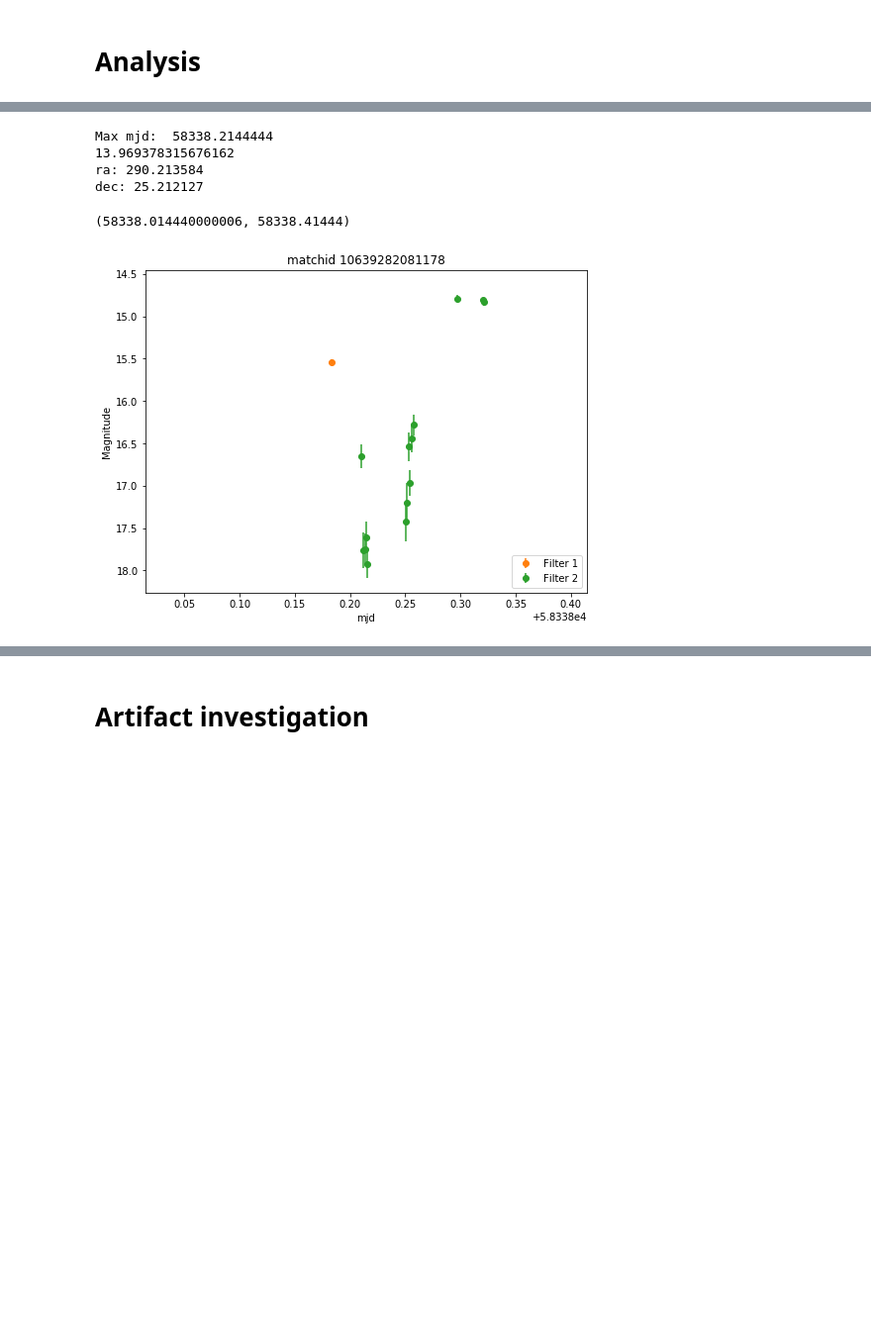
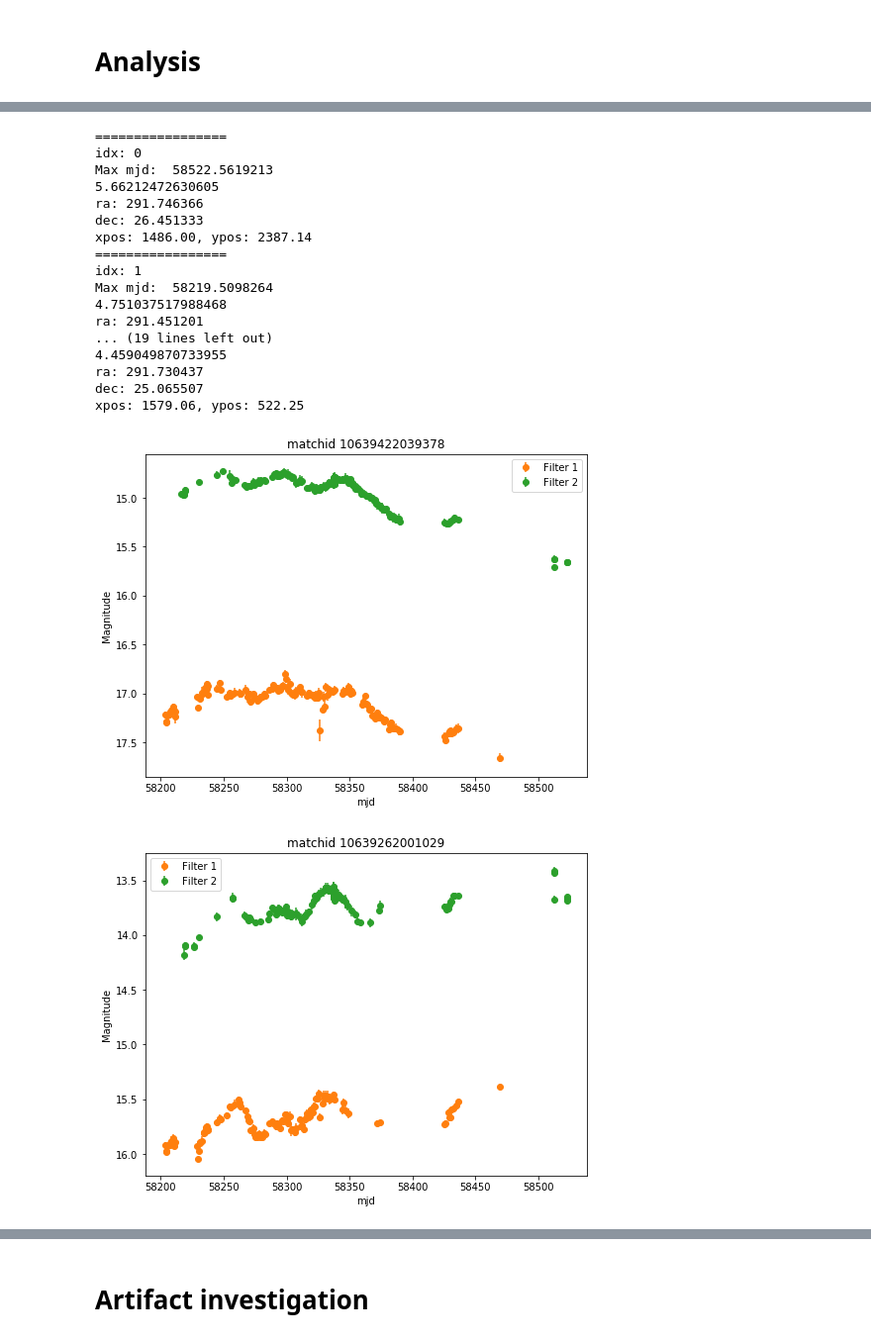
Before and after one commit to dirac-institute/ZTF_Boyajian, a Jupyter notebook: Dipper detection.ipynb, the cells around one changed output, grey strips where cells are left out. Shown at 99% size. Cells and saved outputs as stored; diff of their text form; code cells hidden in the pictures; blank space fills up the shorter version.

```diff
--- a/Dipper detection.ipynb
+++ b/Dipper detection.ipynb
@@ -73,7 +73,10 @@ def plot_lightcurve(row):
     plt.figure(figsize=(8, 6))
 
     for filterid in np.unique(row['filterid']):
-        cut = np.array(row['filterid']) == filterid
+        cut = (
+            (np.array(row['filterid']) == filterid)
+            & (np.array(row['catflags']) == 0.)
+        )
         def cc(x):
             return np.array(x)[cut]
         plt.errorbar(cc(np.array(row['mjd'])), cc(row['psfmag']), cc(row['psfmagerr']), fmt='o', c='C%d' % filterid, label='Filter %d' % filterid)
@@ -186,15 +207,3 @@ order = np.argsort(scores)[::-1]
 # Apparently things break if you cast a list of spark objects into a numpy array,
 # so keep everything as a list.
 ordered_res = [res[i] for i in order]
-# %%
-idx = 0
-print(detect_dippers_row(ordered_res[idx], verbose=True))
-print("ra: %.6f" % ordered_res[idx]['ra'])
-print("dec: %.6f" % ordered_res[idx]['dec'])
-
-plot_lightcurve(ordered_res[idx])
-plot_lightcurve(ordered_res[idx])
-
-center = 58338.21444
-width = 0.2
-plt.xlim(center-width, center+width)
@@ -209,16 +210,31 @@ dec: 25.218270
-# %%
-idx = order[1]
-print(detect_dippers_row(res[idx], verbose=True))
-plot_lightcurve(res[idx])
-print("ra: %.6f" % res[idx]['ra'])
-print("dec: %.6f" % res[idx]['dec'])
-center = 58338.21444
-width = 0.2
-plt.xlim(center-width, center+width)
-# %% [output]
-Max mjd:  58338.2144444
-13.969378315676162
-ra: 290.213584
-dec: 25.212127
-(58338.014440000006, 58338.41444)
-[figure, removed]
+# %%
+for idx in range(5):
+    print("=================")
+    row = ordered_res[idx]
+    print("idx: %d" % idx)
+    print(detect_dippers_row(row, verbose=True))
+    print("ra: %.6f" % row['ra'])
+    print("dec: %.6f" % row['dec'])
+    print("xpos: %.2f, ypos: %.2f" % (np.mean(row['xpos']), np.mean(row['ypos'])))
+
+    plot_lightcurve(row)
+# %% [output]
+=================
+idx: 0
+Max mjd:  58522.5619213
+5.66212472630605
+ra: 291.746366
+dec: 26.451333
+xpos: 1486.00, ypos: 2387.14
+=================
+idx: 1
+Max mjd:  58219.5098264
+4.751037517988468
+ra: 291.451201
+... (19 lines left out)
+4.459049870733955
+ra: 291.730437
+dec: 25.065507
+xpos: 1579.06, ypos: 522.25
+[figure, added]
+[figure, added]
```
Also changed, not shown: parts of 13 cells of this notebook.
